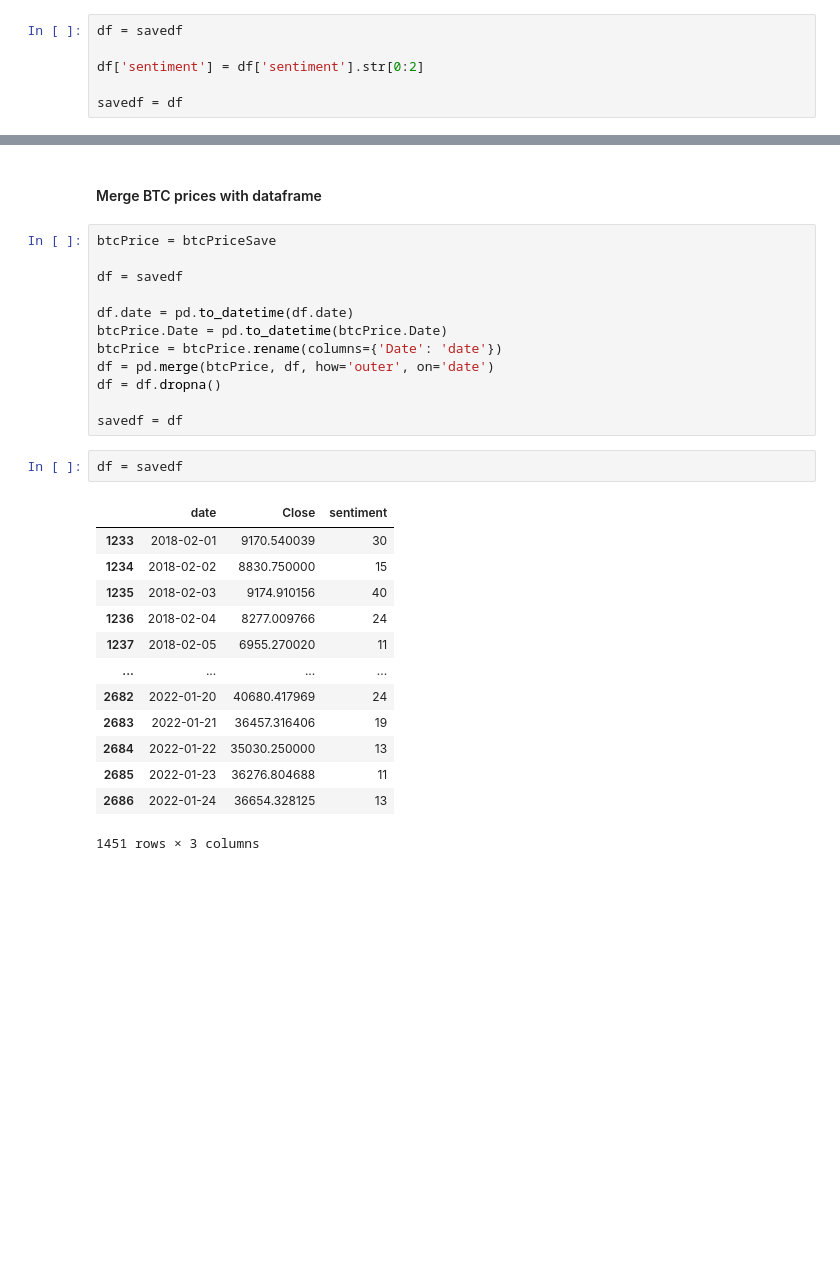
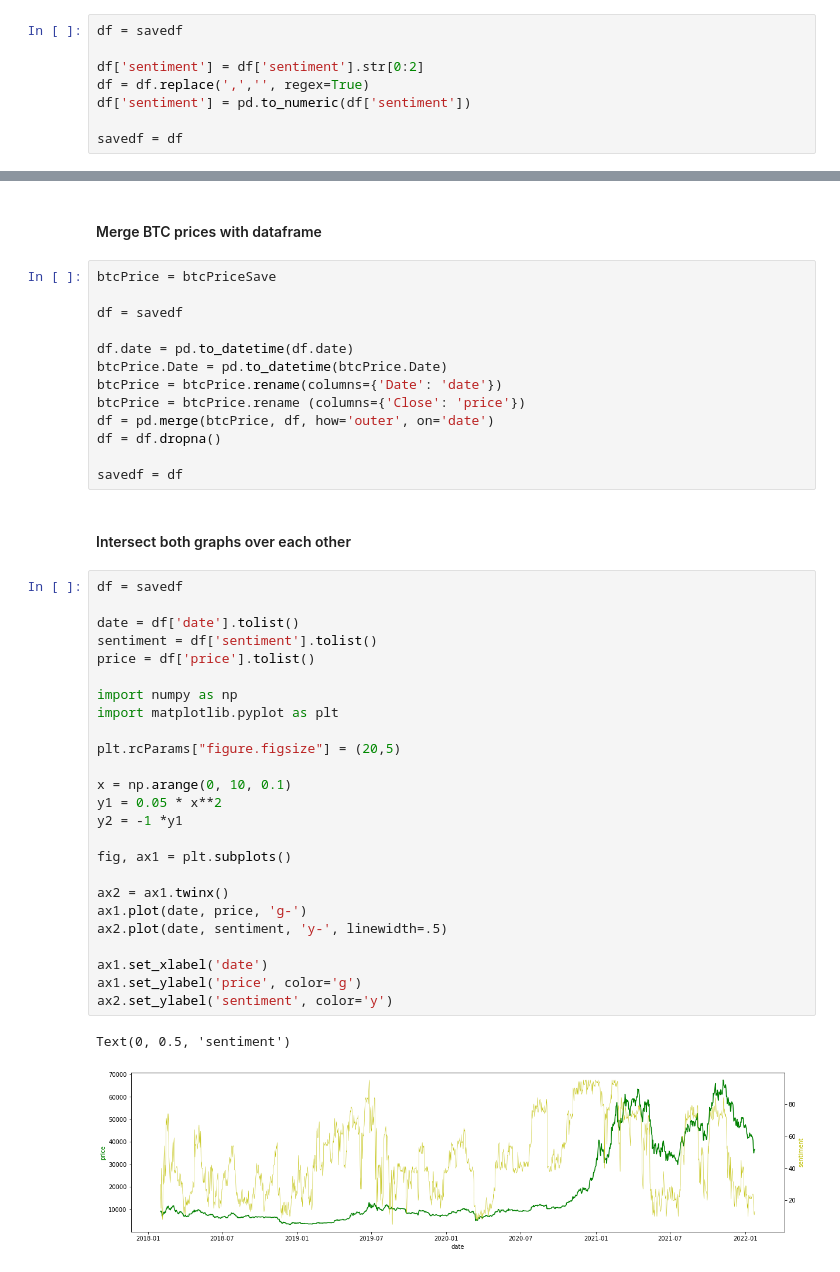
Before and after one commit to AlexMorris10x/bitcoinSentimentAnalysis, a Jupyter notebook: FearGreedIndex.ipynb, the cells around one changed output, grey strips where cells are left out. Cells and saved outputs as stored; diff of their text form; blank space fills up the shorter version.

Commit message:
Price overlayed with Sentiment

```diff
--- a/FearGreedIndex.ipynb
+++ b/FearGreedIndex.ipynb
@@ -40,5 +40,7 @@ savedf = df
 df = savedf
 
 df['sentiment'] = df['sentiment'].str[0:2]
+df = df.replace(',','', regex=True)
+df['sentiment'] = pd.to_numeric(df['sentiment'])
 
 savedf = df
@@ -72,23 +60,38 @@ df = savedf
 df.date = pd.to_datetime(df.date)
 btcPrice.Date = pd.to_datetime(btcPrice.Date)
 btcPrice = btcPrice.rename(columns={'Date': 'date'})
+btcPrice = btcPrice.rename (columns={'Close': 'price'})
 df = pd.merge(btcPrice, df, how='outer', on='date')
 df = df.dropna()
 
 savedf = df
-# %%
-df = savedf
-# %% [output]
-|  | date | Close | sentiment |
-| 1233 | 2018-02-01 | 9170.540039 | 30 |
-| 1234 | 2018-02-02 | 8830.750000 | 15 |
-| 1235 | 2018-02-03 | 9174.910156 | 40 |
-| 1236 | 2018-02-04 | 8277.009766 | 24 |
-| 1237 | 2018-02-05 | 6955.270020 | 11 |
-| ... | ... | ... | ... |
-| 2682 | 2022-01-20 | 40680.417969 | 24 |
-| 2683 | 2022-01-21 | 36457.316406 | 19 |
-| 2684 | 2022-01-22 | 35030.250000 | 13 |
-| 2685 | 2022-01-23 | 36276.804688 | 11 |
-| 2686 | 2022-01-24 | 36654.328125 | 13 |
-1451 rows × 3 columns
+# %% [markdown]
+#### Intersect both graphs over each other
+# %%
+df = savedf
+
+date = df['date'].tolist()
+sentiment = df['sentiment'].tolist()
+price = df['price'].tolist()
+
+import numpy as np
+import matplotlib.pyplot as plt
+
+plt.rcParams["figure.figsize"] = (20,5)
+
+x = np.arange(0, 10, 0.1)
+y1 = 0.05 * x**2
+y2 = -1 *y1
+
+fig, ax1 = plt.subplots()
+
+ax2 = ax1.twinx()
+ax1.plot(date, price, 'g-')
+ax2.plot(date, sentiment, 'y-', linewidth=.5)
+
+ax1.set_xlabel('date')
+ax1.set_ylabel('price', color='g')
+ax2.set_ylabel('sentiment', color='y')
+# %% [output]
+Text(0, 0.5, 'sentiment')
+[figure, added]
```
Also changed, not shown: parts of 1 cell of this notebook.
